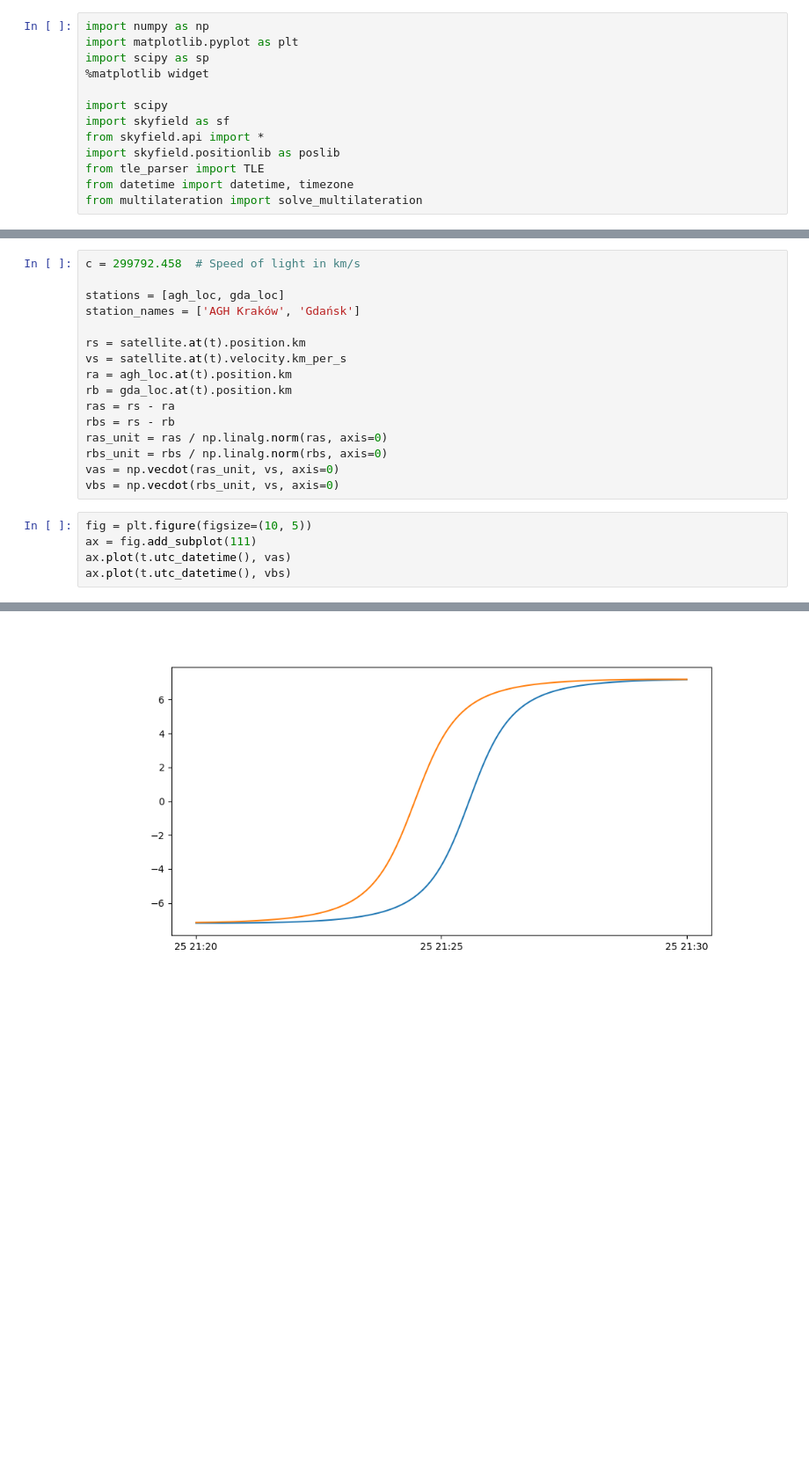
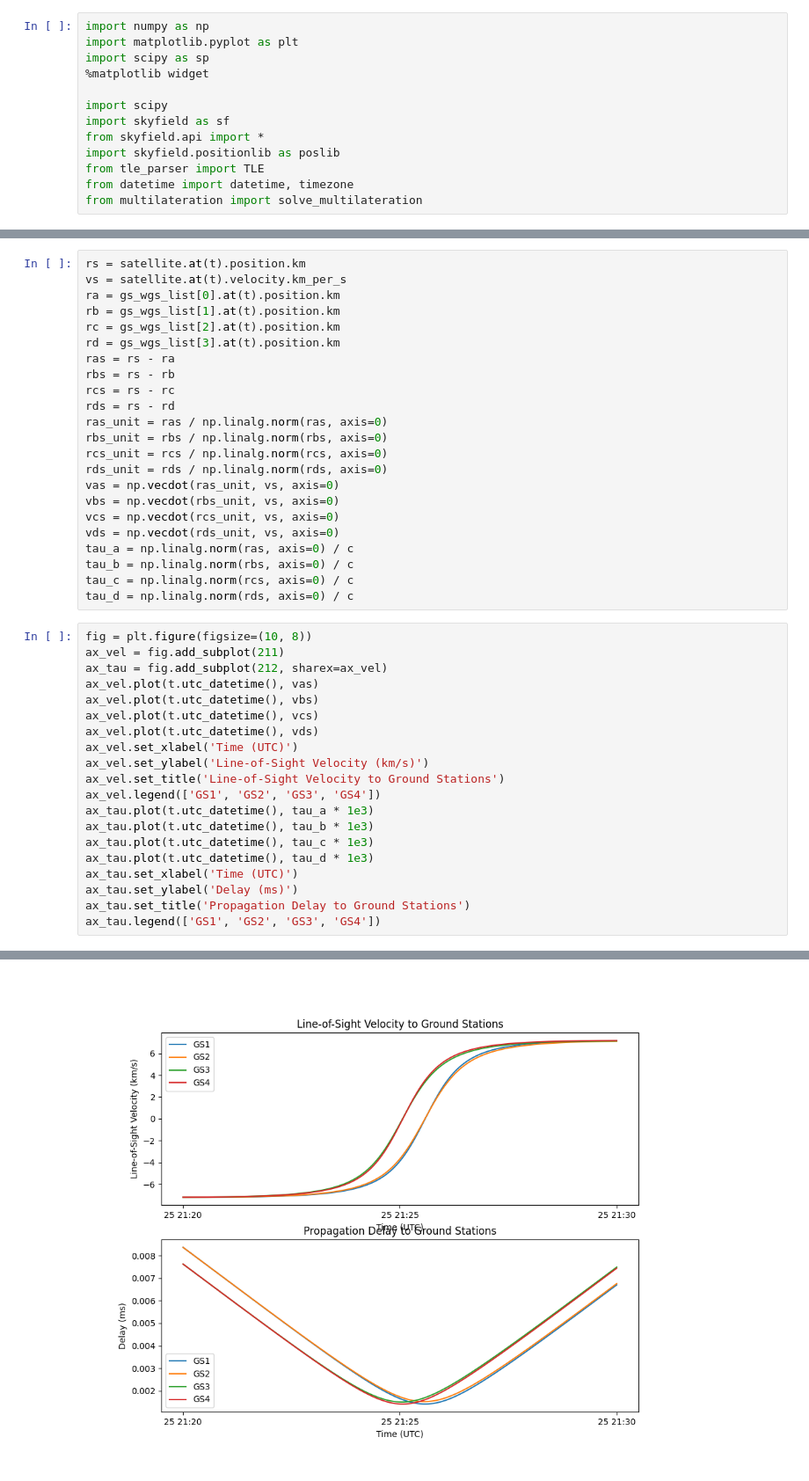
Before and after one commit to kamilix2003/sat-ant, a Jupyter notebook: sat_path.ipynb, the cells around one changed output, grey strips where cells are left out. Shown at 88% size. Cells and saved outputs as stored; diff of their text form; blank space fills up the shorter version.

```diff
--- a/sat_path.ipynb
+++ b/sat_path.ipynb
@@ -57,22 +59,44 @@ ax.plot(gda_xyz[0], gda_xyz[1], gda_xyz[2], 'mo', label='Gdańsk')
 # %%
-c = 299792.458  # Speed of light in km/s
-
-stations = [agh_loc, gda_loc]
-station_names = ['AGH Kraków', 'Gdańsk']
-
 rs = satellite.at(t).position.km
 vs = satellite.at(t).velocity.km_per_s
-ra = agh_loc.at(t).position.km
-rb = gda_loc.at(t).position.km
+ra = gs_wgs_list[0].at(t).position.km
+rb = gs_wgs_list[1].at(t).position.km
+rc = gs_wgs_list[2].at(t).position.km
+rd = gs_wgs_list[3].at(t).position.km
 ras = rs - ra
 rbs = rs - rb
+rcs = rs - rc
+rds = rs - rd
 ras_unit = ras / np.linalg.norm(ras, axis=0)
 rbs_unit = rbs / np.linalg.norm(rbs, axis=0)
+rcs_unit = rcs / np.linalg.norm(rcs, axis=0)
+rds_unit = rds / np.linalg.norm(rds, axis=0)
 vas = np.vecdot(ras_unit, vs, axis=0)
 vbs = np.vecdot(rbs_unit, vs, axis=0)
+vcs = np.vecdot(rcs_unit, vs, axis=0)
+vds = np.vecdot(rds_unit, vs, axis=0)
+tau_a = np.linalg.norm(ras, axis=0) / c
+tau_b = np.linalg.norm(rbs, axis=0) / c
+tau_c = np.linalg.norm(rcs, axis=0) / c
+tau_d = np.linalg.norm(rds, axis=0) / c
 # %%
-fig = plt.figure(figsize=(10, 5))
-ax = fig.add_subplot(111)
-ax.plot(t.utc_datetime(), vas)
-ax.plot(t.utc_datetime(), vbs)
+fig = plt.figure(figsize=(10, 8))
+ax_vel = fig.add_subplot(211)
+ax_tau = fig.add_subplot(212, sharex=ax_vel)
+ax_vel.plot(t.utc_datetime(), vas)
+ax_vel.plot(t.utc_datetime(), vbs)
+ax_vel.plot(t.utc_datetime(), vcs)
+ax_vel.plot(t.utc_datetime(), vds)
+ax_vel.set_xlabel('Time (UTC)')
+ax_vel.set_ylabel('Line-of-Sight Velocity (km/s)')
+ax_vel.set_title('Line-of-Sight Velocity to Ground Stations')
+ax_vel.legend(['GS1', 'GS2', 'GS3', 'GS4'])
+ax_tau.plot(t.utc_datetime(), tau_a * 1e3)
+ax_tau.plot(t.utc_datetime(), tau_b * 1e3)
+ax_tau.plot(t.utc_datetime(), tau_c * 1e3)
+ax_tau.plot(t.utc_datetime(), tau_d * 1e3)
+ax_tau.set_xlabel('Time (UTC)')
+ax_tau.set_ylabel('Delay (ms)')
+ax_tau.set_title('Propagation Delay to Ground Stations')
+ax_tau.legend(['GS1', 'GS2', 'GS3', 'GS4'])
 # %% [output]
@@ -80 +104 @@ ax.plot(t.utc_datetime(), vbs)
-[figure, old version]
+[figure, new version]
```
Also changed, not shown: parts of 6 cells of this notebook, 1 other file.
